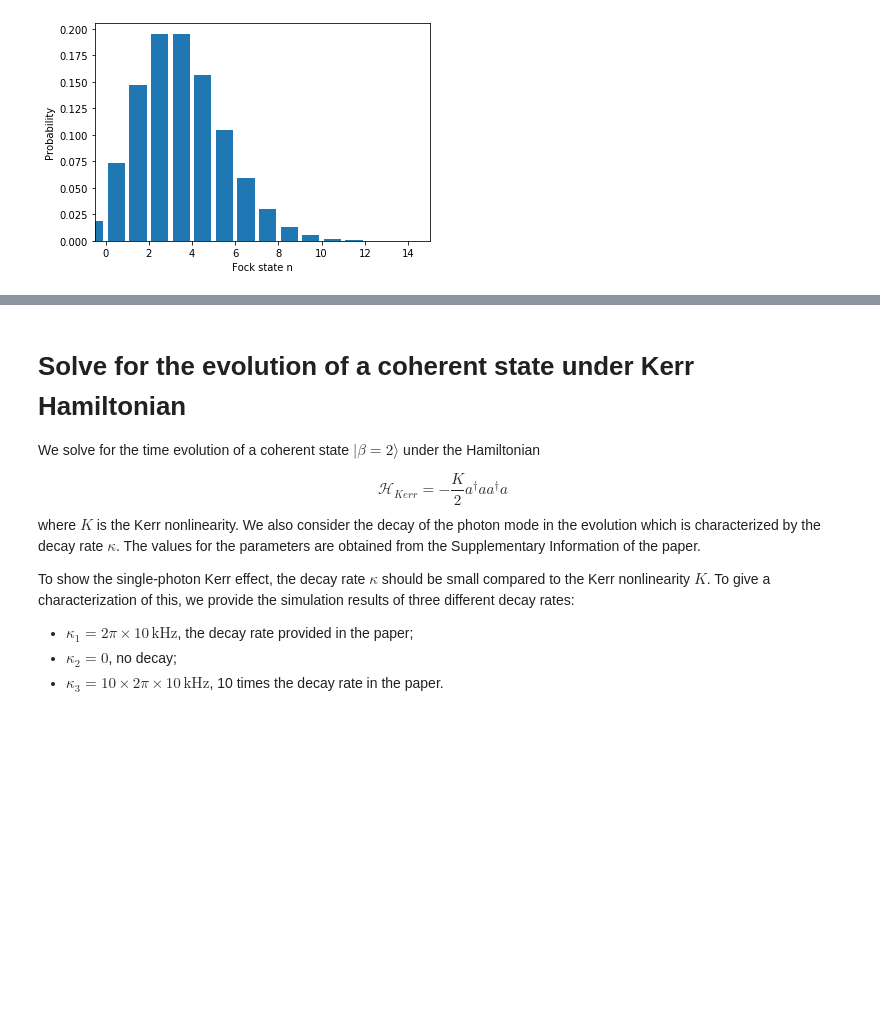
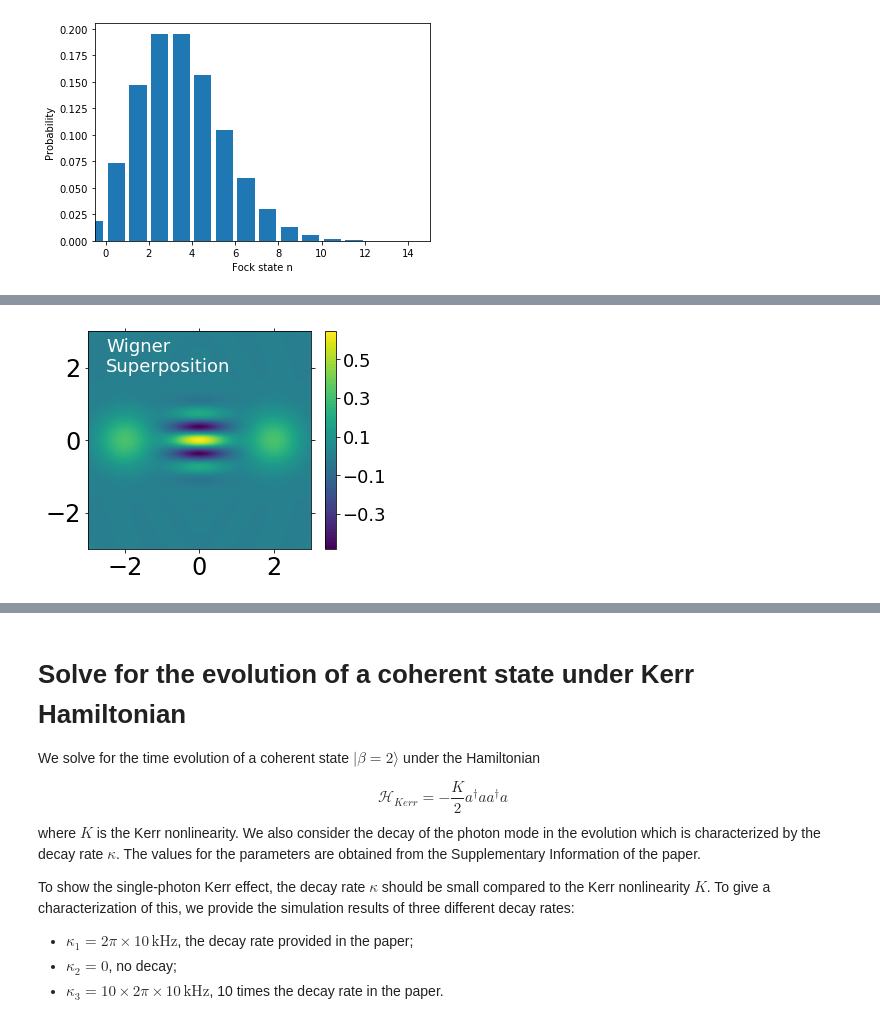
Before and after one commit to ZhiyangYuan/ELE456_simulation, a Jupyter notebook: ELE456_Kerr_simulation.ipynb, the cells around one changed output, grey strips where cells are left out. Saved outputs shown, nothing was run; the diff lists cells and outputs as text; code cells hidden in the pictures; blank space fills up the shorter version.

Commit message:
comparison of Q and Wigner

```diff
--- a/ELE456_Kerr_simulation.ipynb
+++ b/ELE456_Kerr_simulation.ipynb
@@ -43,0 +48,37 @@ Text(0, 0.5, 'Probability')
+# %%
+N = 15
+# a superposition state of two coherent states
+psi_sup = (coherent(N, -2.0) + coherent(N, 2.0)).unit()
+
+# a mixed state of two coherent states represented by the density matrix
+dm_mix = (coherent_dm(N, -2.0) + coherent_dm(N, 2.0)).unit()
+
+xvec = np.linspace(-3, 3, 500)    # range for the functions
+
+# Calculate the Q function and Wigner function. 'wigner' and 'qfunc' can accept both state vector
+#and density matrix
+Wigner_sup = wigner(psi_sup, xvec, xvec, g = 2)
+Q_sup = qfunc(psi_sup, xvec, xvec, g = 2)
+Wigner_mix = wigner(dm_mix, xvec, xvec, g = 2)
+Q_mix = qfunc(dm_mix, xvec, xvec, g = 2)
+# %%
+fig = plt.figure(figsize=(5, 4))
+plt.contourf(xvec, xvec, Wigner_sup, 100)
+
+# set colorbar and ticks
+cbar = plt.colorbar(ticks=[-0.5, -0.3, -0.1, 0.1, 0.3, 0.5])
+cbar.ax.tick_params(labelsize=18)
+
+# set plot tick fontsizes and positions
+ax = plt.gca()
+ax.xaxis.set_ticks_position('both')
+ax.yaxis.set_ticks_position('both')
+plt.xticks([-2,0,2], fontsize= 24)
+plt.yticks([-2,0,2], fontsize= 24)
+
+plt.text(-2.5, 2.3, 'Wigner\nSuperposition', horizontalalignment='left',\
+        verticalalignment='center', fontsize=18, color='white')
+
+plt.savefig('./paper_fig/W_sup.pdf', transparent=True, bbox_inches='tight')
+# %% [output]
+[figure, added]
```
Also changed, not shown: parts of 4 cells of this notebook, 6 other files.
